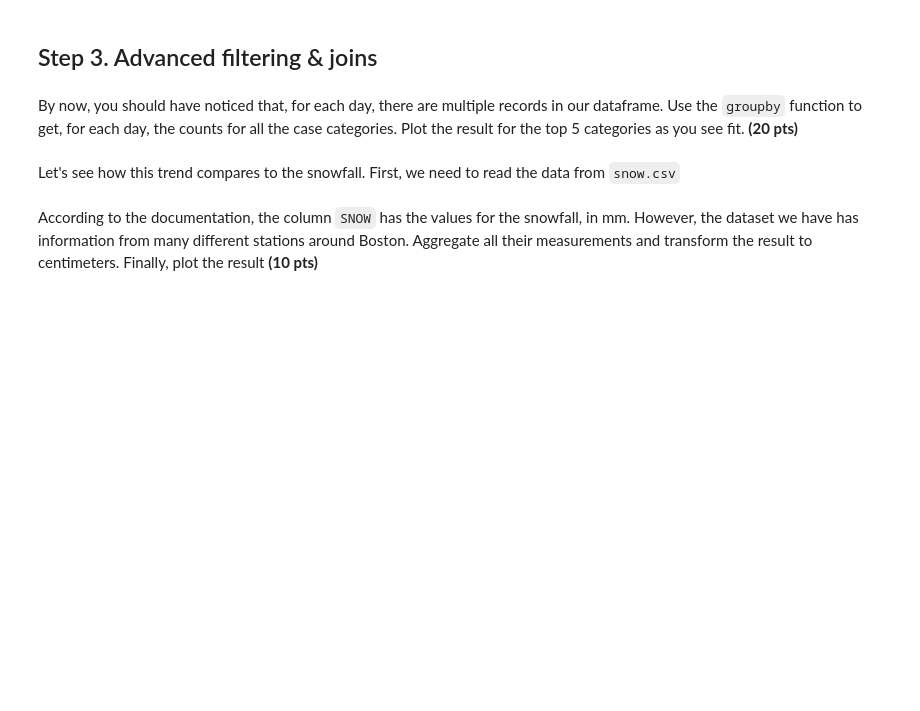
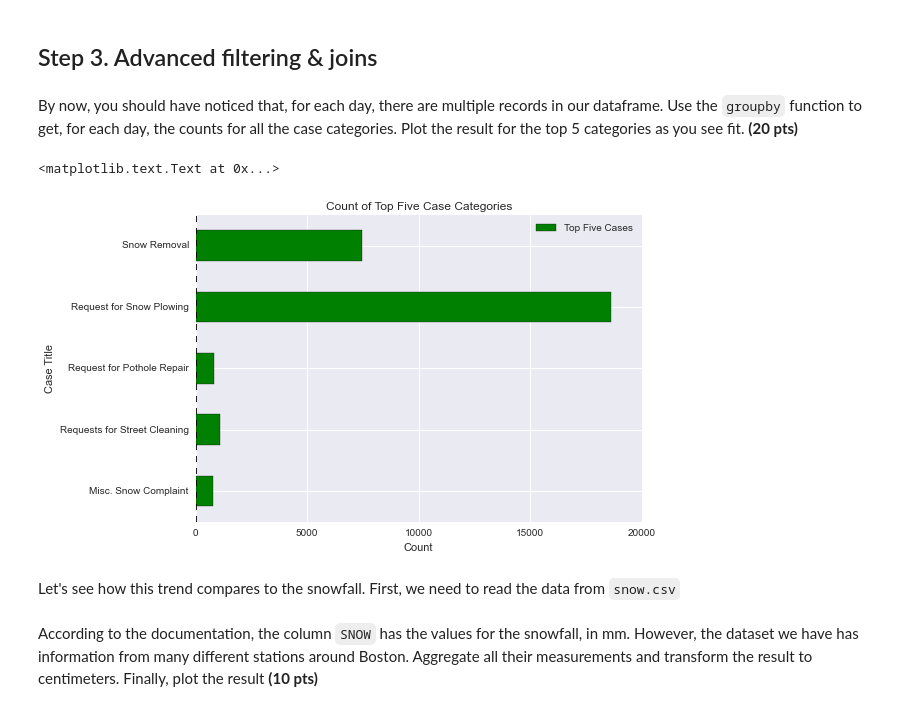
Before and after one commit to Sridevi-Suresh/spring-2015-homeworks, a Jupyter notebook: submissions/Homework-2/2.Pandas-in-Boston.ipynb, the cells around one changed output. Cells and saved outputs as stored; diff of their text form; code cells hidden in the pictures; blank space fills up the shorter version.

```diff
--- a/submissions/Homework-2/2.Pandas-in-Boston.ipynb
+++ b/submissions/Homework-2/2.Pandas-in-Boston.ipynb
@@ -145,3 +284,31 @@ By now, you should have noticed that, for each day, there are multiple records i
+# %%
+# Write your code here
+top_five = {}
+counts = {}
+days = bos.groupby([pd.Grouper(key = 'OPEN_DT', freq = '24h'), 'CASE_TITLE']) #group by both day and case_title
+#titles = days['CASE_TITLE'].count() #retrieve the count for each case_title
+for key, value in days:
+    if key[1] not in counts.keys():
+        counts[key[1]] = value['CASE_TITLE'].count()
+    else:
+        counts[key[1]] += value['CASE_TITLE'].count()
+
+case_count = counts.values()
+titles = counts.keys()
+numbers = np.array(case_count)
+indices = numbers.argsort()[::-1][:5]
+
+for index in indices:
+    top_five[titles[index]] = case_count[index]
+
+
+five_cats=pd.DataFrame(list(top_five.itervalues()),columns=['Top Five Cases'],index=list(top_five.iterkeys()))
+ax = five_cats.plot(kind='barh', title = 'Count of Top Five Case Categories', color = 'g')
+ax.set_xlabel('Count')
+ax.set_ylabel('Case Title')
+# %% [output]
+<matplotlib.text.Text at 0x...>
+[figure, added]
 # %% [markdown]
 Let's see how this trend compares to the snowfall. First, we need to read the data from `snow.csv`
 # %%
```
Also changed, not shown: parts of 17 cells of this notebook.
